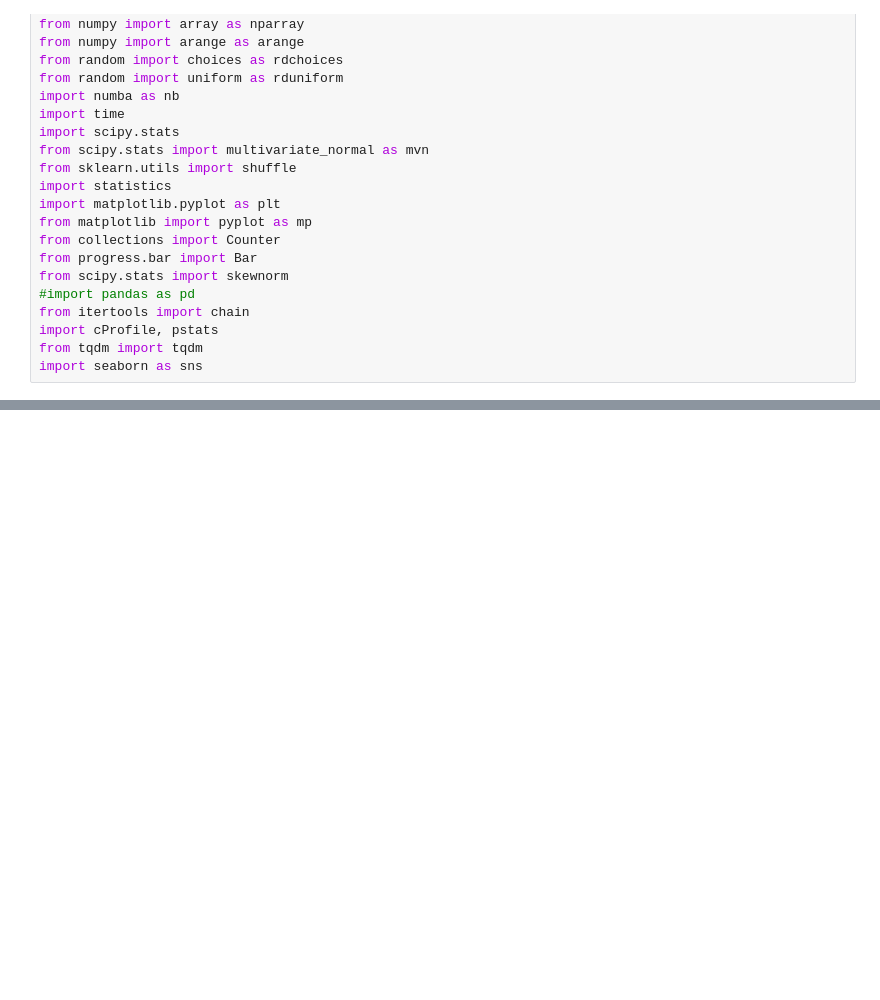
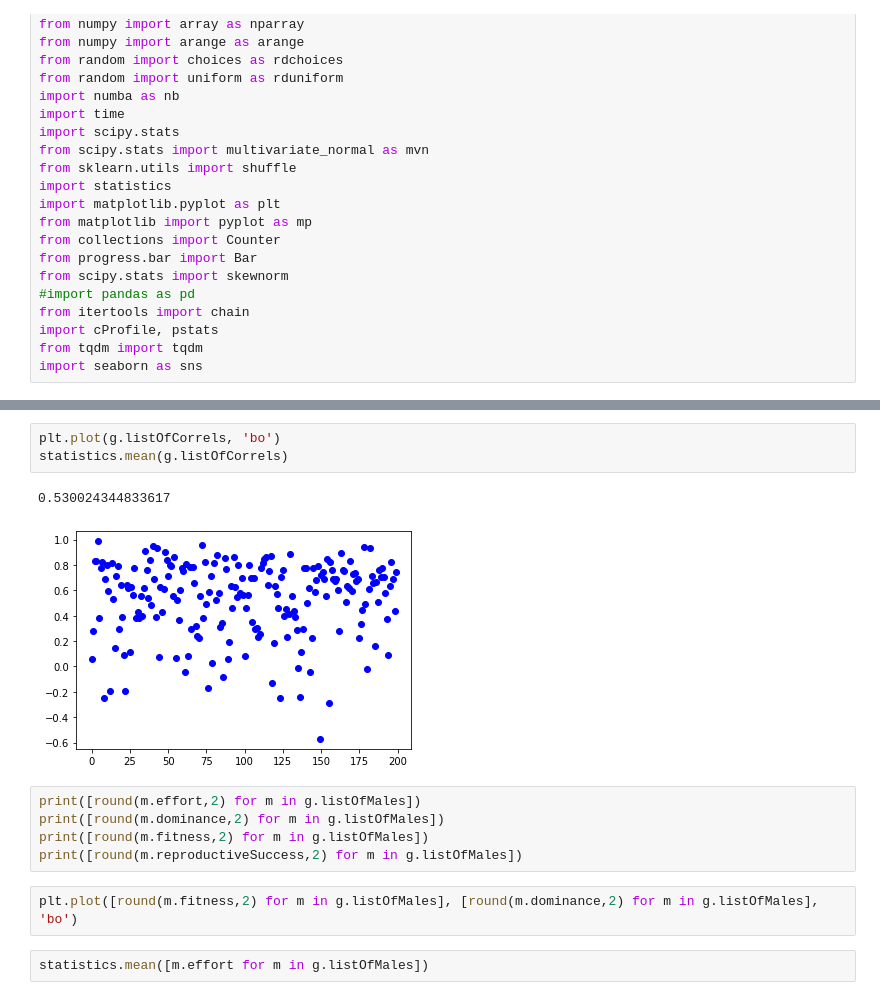
Before and after one commit to kevinrosenfield/FertilitySignalsABM, a Jupyter notebook: ReproductiveSkewSimulations.ipynb, the cells around one changed output, grey strips where cells are left out. Saved outputs shown, nothing was run; the diff lists cells and outputs as text; blank space fills up the shorter version.

```diff
--- a/ReproductiveSkewSimulations.ipynb
+++ b/ReproductiveSkewSimulations.ipynb
@@ -236,3 +463,18 @@ g.go()
+# %%
+plt.plot(g.listOfCorrels, 'bo')
+statistics.mean(g.listOfCorrels)
+# %% [output]
+0.530024344833617
+[figure, added]
+# %%
+print([round(m.effort,2) for m in g.listOfMales])
+print([round(m.dominance,2) for m in g.listOfMales])
+print([round(m.fitness,2) for m in g.listOfMales])
+print([round(m.reproductiveSuccess,2) for m in g.listOfMales])
+# %%
+plt.plot([round(m.fitness,2) for m in g.listOfMales], [round(m.dominance,2) for m in g.listOfMales], 'bo')
+# %%
+statistics.mean([m.effort for m in g.listOfMales])
 # %%
 nFemales = 5
 nMales = 5
```
Also changed, not shown: parts of 18 cells of this notebook.
